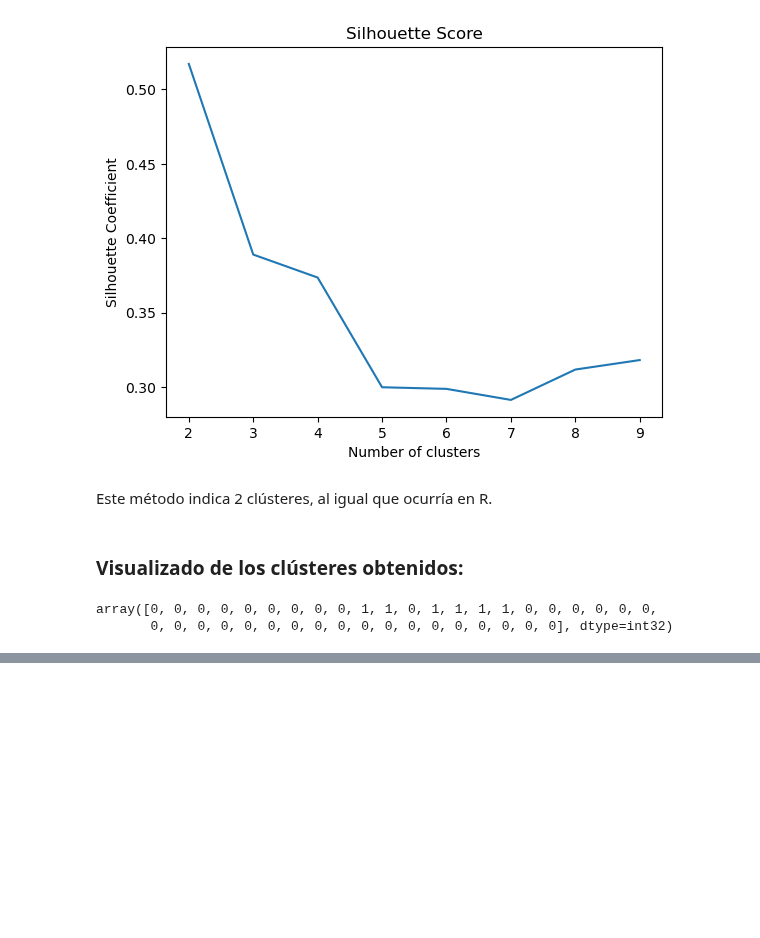
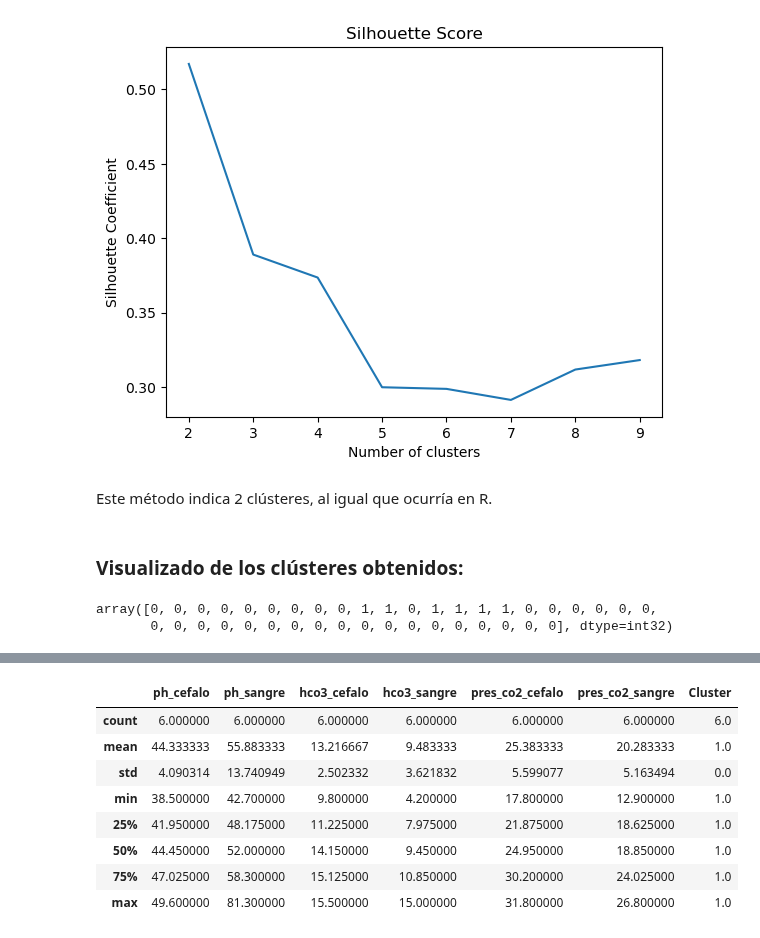
Before and after one commit to fcamadi/masterMLpython, a Jupyter notebook: Tema09/Tema9_kmeans.ipynb, the cells around one changed output, grey strips where cells are left out. Saved outputs shown, nothing was run; the diff lists cells and outputs as text; code cells hidden in the pictures; blank space fills up the shorter version.

```diff
--- a/Tema09/Tema9_kmeans.ipynb
+++ b/Tema09/Tema9_kmeans.ipynb
@@ -264,0 +267,12 @@ plt.show()
+# %%
+acidosis_raw.loc[acidosis_raw['Cluster']==1].describe()
+# %% [output]
+|  | ph_cefalo | ph_sangre | hco3_cefalo | hco3_sangre | pres_co2_cefalo | pres_co2_sangre | Cluster |
+| count | 6.000000 | 6.000000 | 6.000000 | 6.000000 | 6.000000 | 6.000000 | 6.0 |
+| mean | 44.333333 | 55.883333 | 13.216667 | 9.483333 | 25.383333 | 20.283333 | 1.0 |
+| std | 4.090314 | 13.740949 | 2.502332 | 3.621832 | 5.599077 | 5.163494 | 0.0 |
+| min | 38.500000 | 42.700000 | 9.800000 | 4.200000 | 17.800000 | 12.900000 | 1.0 |
+| 25% | 41.950000 | 48.175000 | 11.225000 | 7.975000 | 21.875000 | 18.625000 | 1.0 |
+| 50% | 44.450000 | 52.000000 | 14.150000 | 9.450000 | 24.950000 | 18.850000 | 1.0 |
+| 75% | 47.025000 | 58.300000 | 15.125000 | 10.850000 | 30.200000 | 24.025000 | 1.0 |
+| max | 49.600000 | 81.300000 | 15.500000 | 15.000000 | 31.800000 | 26.800000 | 1.0 |
```
Also changed, not shown: parts of 14 cells of this notebook.
